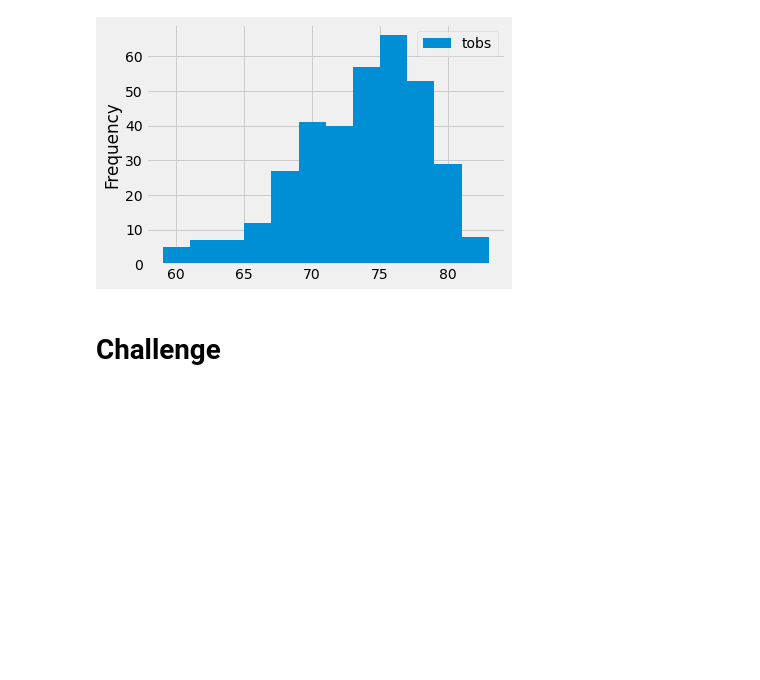
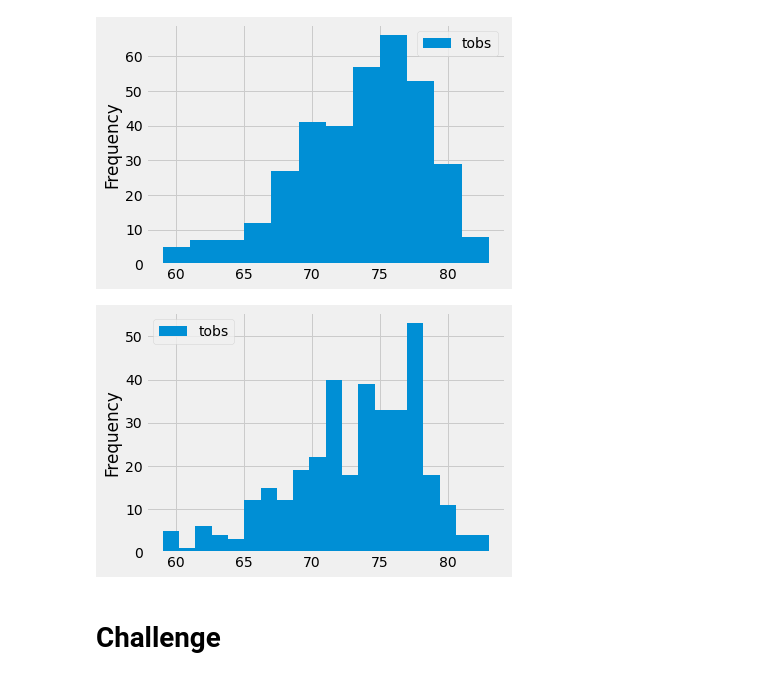
Before and after one commit to Victoria-Morales/surfs_up, a Jupyter notebook: climate_analysis.ipynb, the cells around one changed output. Cells and saved outputs as stored; diff of their text form; code cells hidden in the pictures; blank space fills up the shorter version.

```diff
--- a/climate_analysis.ipynb
+++ b/climate_analysis.ipynb
@@ -180,6 +180,13 @@ df.plot.hist(bins=12)
 plt.tight_layout()
 # %% [output]
 [figure]
+# %%
+# Adjust bins to 5 then 20
+
+df.plot.hist(bins=20)
+plt.tight_layout()
+# %% [output]
+[figure, added]
 # %%
 # Write a function called `calc_temps` that will accept start date and end date in the format '%Y-%m-%d'
 # and return the minimum, average, and maximum temperatures for that range of dates
```
Also changed, not shown: 1 other file.
